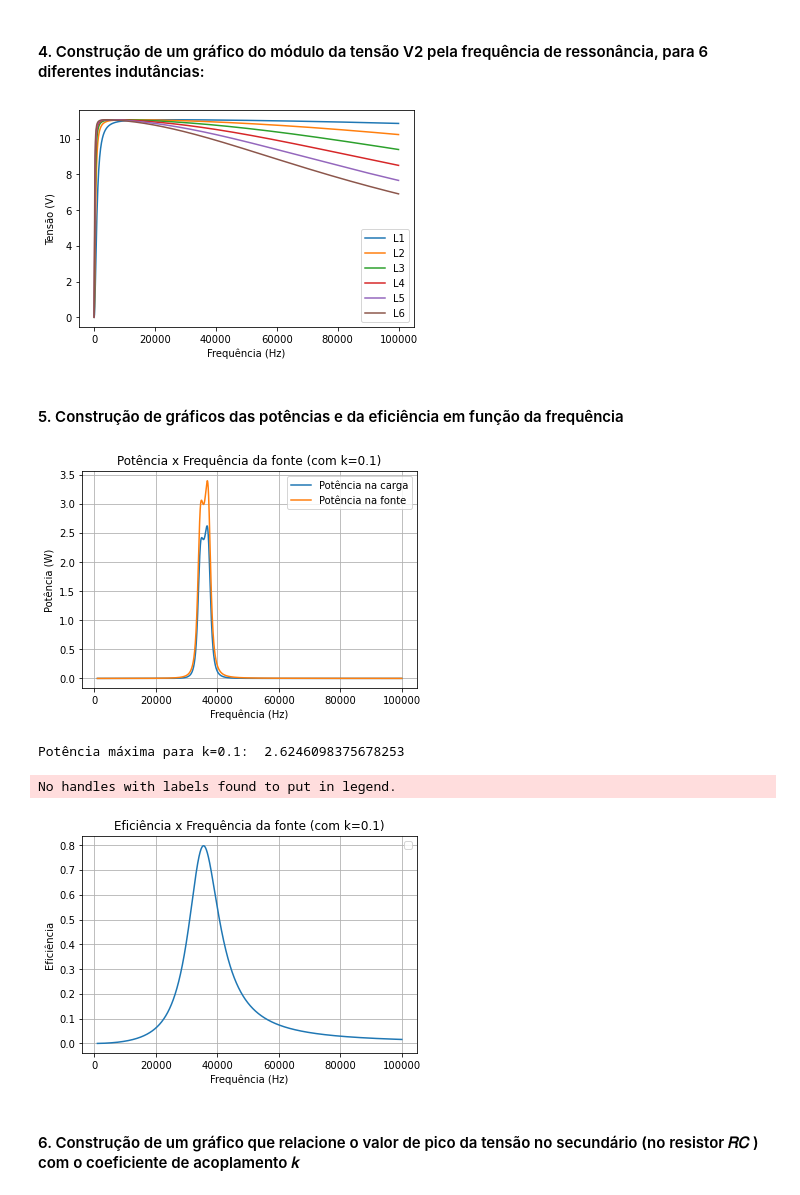
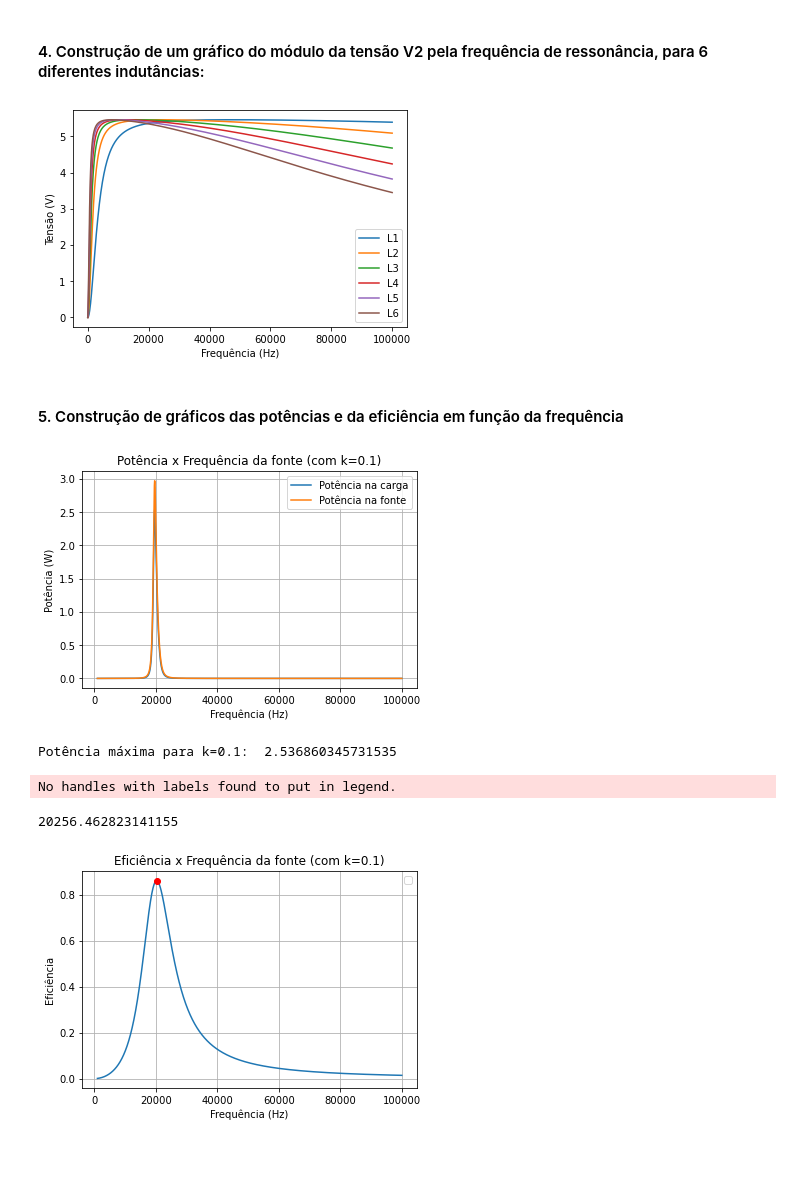
Before and after one commit to pedrofracassi/insper-eletromag-projeto, a Jupyter notebook: Etapa1.ipynb, the cells around one changed output. Drawn from its saved outputs; the diff is of its cells as text; code cells hidden in the pictures; blank space fills up the shorter version.

```diff
--- a/Etapa1.ipynb
+++ b/Etapa1.ipynb
@@ -41,7 +40,7 @@ def calcula_transformador(Uf, Rc,Freq, R1, R2, L, C, K):
     return i[0], i[1], v2
 # %%
 Rcarga = 300
-i1, i2, v2 = calcula_transformador(Ufonte, Rcarga,60, R1, R2, L, C, K)
+i1, i2, v2 = calcula_transformador(Ufonte, Rcarga,60, R1, R2, L1, L2, C, K)
 
 print('Com resistor na saída de %.2f Ω:' %Rcarga)
 print('i1 (eficaz) = %.2f A' %np.abs(i1))
@@ -49,7 +48,7 @@ print('i2 (eficaz) = %.2f A' %np.abs(i2))
 print('V1 (eficaz): %.2f V' %Ufonte)
 print('V2 (eficaz): %.2f V' %(np.abs(i2*Rcarga)))
 
-print('Relação N1/N2: %.2f' %(np.abs(sqrt(L/L))))
+print('Relação N1/N2: %.2f' %(np.abs(sqrt(L1/L2))))
 print('Relação i2/i1: %.2f' %(np.abs(i2)/np.abs(i1)))
 print('Relação V1/V2: %.2f' %(np.abs(Ufonte)/np.abs(i2*Rcarga)))
 # %% [output]
@@ -68,8 +67,8 @@ freq = np.linspace(100,100000,1000)
 i1 = []
 i2 = []
 for f in freq:
-    i_1  = calcula_transformador(Ufonte, Rcarga,f,R1,R2,L,C,K)[0]
-    i_2  = calcula_transformador(Ufonte, Rcarga,f,R1,R2,L,C,K)[1]
+    i_1  = calcula_transformador(Ufonte, Rcarga,f,R1,R2,L1, L2,C,K)[0]
+    i_2  = calcula_transformador(Ufonte, Rcarga,f,R1,R2,L1, L2,C,K)[1]
     i1.append(abs(i_1))
     i2.append(abs(i_2))
 
@@ -114,8 +113,8 @@ for k in lista_de_k:
     i1 = []
     i2 = []
     for f in freq:
-        i_1  = calcula_transformador(Ufonte, Rcarga,f,R1,R2,L,C,K)[0]
-        i_2  = calcula_transformador(Ufonte, Rcarga,f,R1,R2,L,C,K)[1]
+        i_1  = calcula_transformador(Ufonte, Rcarga,f,R1,R2,L1, L2,C,K)[0]
+        i_2  = calcula_transformador(Ufonte, Rcarga,f,R1,R2,L1, L2,C,K)[1]
         i1.append(abs(i_1))
         i2.append(abs(i_2))
     K = k
@@ -139,8 +138,8 @@ frequencias = np.linspace(10, 100000, 1000) # Valores de frequencia em Hz (devia
 for L in indutancias:
     V2=[]
     for f in frequencias:
-        C = 1/(4*(pi**2)*(f**2)*(L))
-        i1, i2, v2 = calcula_transformador(Ufonte, Rcarga,f,R1,R2,L,C,K)
+        C = 1/(4*(pi**2)*(f**2)*(L)) # TODO: Como adaptar isso?
+        i1, i2, v2 = calcula_transformador(Ufonte, Rcarga,f,R1,R2,L, L ,C,K)
         V2.append(abs(v2))
     plt.plot(frequencias, V2)
     plt.xlabel('Frequência (Hz)')
@@ -148,7 +147,7 @@ for L in indutancias:
     plt.legend(['L1','L2','L3','L4','L5','L6'])
 plt.show()
 # %% [output]
-[figure, old version]
+[figure, new version]
 # %% [markdown]
 #### 5. Construção de gráficos das potências e da eficiência em função da frequência
 # %%
@@ -157,56 +156,58 @@ lista_eficiencia = []
 lista_potencia_carga = []
 lista_potencia_fonte = []
 
-L = 10e-3
-C = 1e-9
-Rc = 400
-Uf = rect(5, 0)
+# L = 10e-3
+# C = 1e-9
+# Rc = 400
+# Uf = rect(5, 0)
 
 lista_freq = np.linspace(1e3, 100e3, 20000)
 
-L=200e-6
-C=0.1e-6
-k=0.1
-R1 = R2 = 0.5
+# L1=200e-6
+# L2=200e-6
+# C=0.1e-6
+# k=0.1
+# R1 = R2 = 0.5
 
 #Calculando potência e eficiência em função da frequência.
 for f in lista_freq:
-    i1, i2,v = calcula_transformador(Uf, Rc,f,R1, R2, L, C, 0.1)
+    i1, i2,v = calcula_transformador(Uf, Rc,f,R1, R2, L1, L2, C, 0.1)
     w = 2*pi*f
     Pot = (Uf/sqrt(2)*i1.conjugate()/sqrt(2))
     lista_potencia_fonte.append(Pot.real)
 
     Z_eq_carga = ((1/(1j*w*C))*Rc)/((1/(1j*w*C))+Rc)
     V_carga = i2*Z_eq_carga
     I_Rc = V_carga/Rc
     Pot_carga = (V_carga/sqrt(2)*I_Rc.conjugate()/sqrt(2))
 
     #Adiciona os resultados na lista
     lista_potencia_carga.append(Pot_carga.real)
     lista_eficiencia.append(Pot_carga.real/Pot.real)
 
 #Plotando a eficiência em função da frequência
 plt.plot(lista_freq, lista_potencia_carga, label="Potência na carga")
 plt.plot(lista_freq, lista_potencia_fonte, label="Potência na fonte")
 plt.title("Potência x Frequência da fonte (com k=0.1)")
 plt.xlabel("Frequência (Hz)")
 plt.ylabel("Potência (W)")
 #plt.ylim(0, 50)
 #plt.xlim(50000, 51000)
 plt.legend()
 plt.grid(True)
 plt.show()
 
 # Cálculo da potência máxima para o k=0.1
 print("Potência máxima para k=0.1: ", float(max(lista_potencia_carga)))
 # %% [output]
-[figure, old version]
+[figure, new version]
-Potência máxima para k=0.1:  2.6246098375678253
+Potência máxima para k=0.1:  2.536860345731535
 # %%
 plt.plot(lista_freq, lista_eficiencia)
 # print(lista_eficiencia)
 i = lista_eficiencia.index(max(lista_eficiencia))
-plt.plot(lista_freq[i], lista_eficiencia[i])
+print(lista_freq[i])
+plt.plot(lista_freq[i], lista_eficiencia[i], 'ro')
 plt.title("Eficiência x Frequência da fonte (com k=0.1)")
 plt.xlabel("Frequência (Hz)")
 plt.ylabel("Eficiência")
@@ -215,6 +216,5 @@ plt.grid(True)
 plt.show()
 # %% [output]
 No handles with labels found to put in legend.
+20256.462823141155
-[figure, old version]
+[figure, new version]
-# %% [markdown]
-#### 6. Construção de um gráfico que relacione o valor de pico da tensão no secundário (no resistor 𝑅𝐶 ) com o coeficiente de acoplamento 𝑘
```
Also changed, not shown: parts of 9 cells of this notebook, 1 other file.
